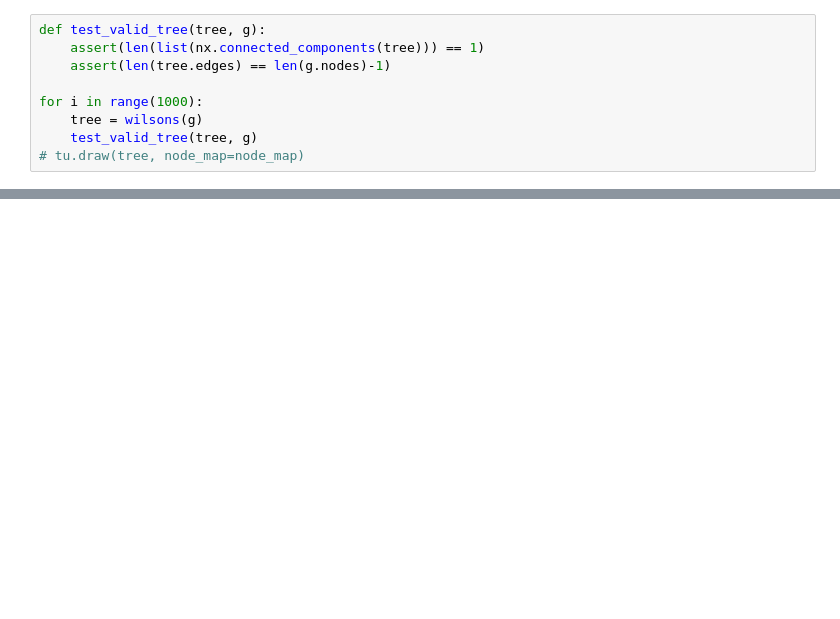
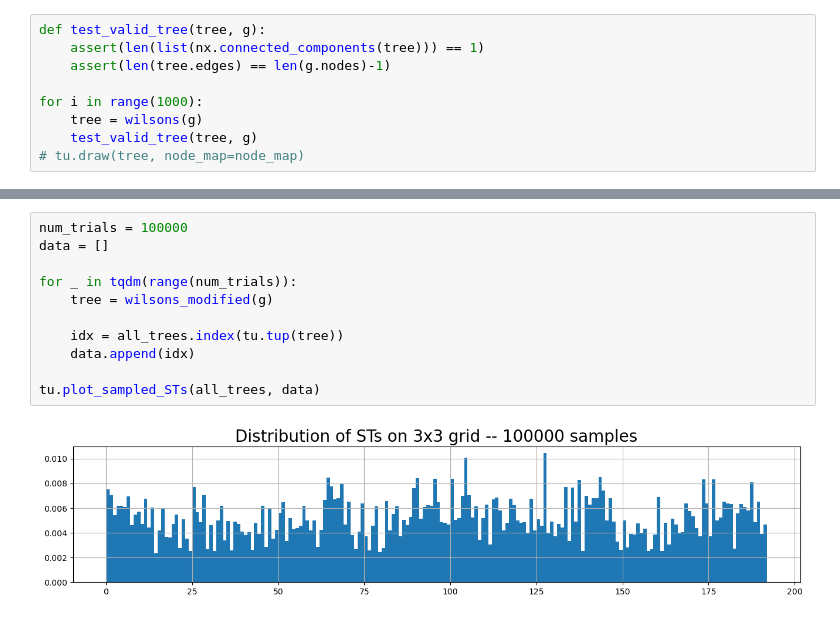
Before and after one commit to gabeschoenbach/snappable, a Jupyter notebook: wilsons.ipynb, the cells around one changed output, grey strips where cells are left out. Drawn from its saved outputs; the diff is of its cells as text; blank space fills up the shorter version.

```diff
--- a/wilsons.ipynb
+++ b/wilsons.ipynb
@@ -130,0 +232,13 @@ tu.draw(tree, node_map=node_map)
+# %%
+num_trials = 100000
+data = []
+
+for _ in tqdm(range(num_trials)):
+    tree = wilsons_modified(g)
+
+    idx = all_trees.index(tu.tup(tree))
+    data.append(idx)
+
+tu.plot_sampled_STs(all_trees, data)
+# %% [output]
+[figure, added]
```
Also changed, not shown: parts of 10 cells of this notebook, 1 other file.
